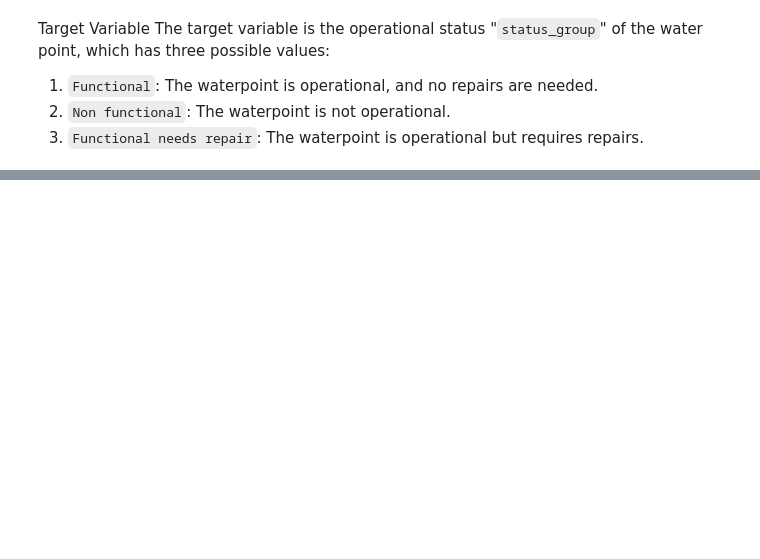
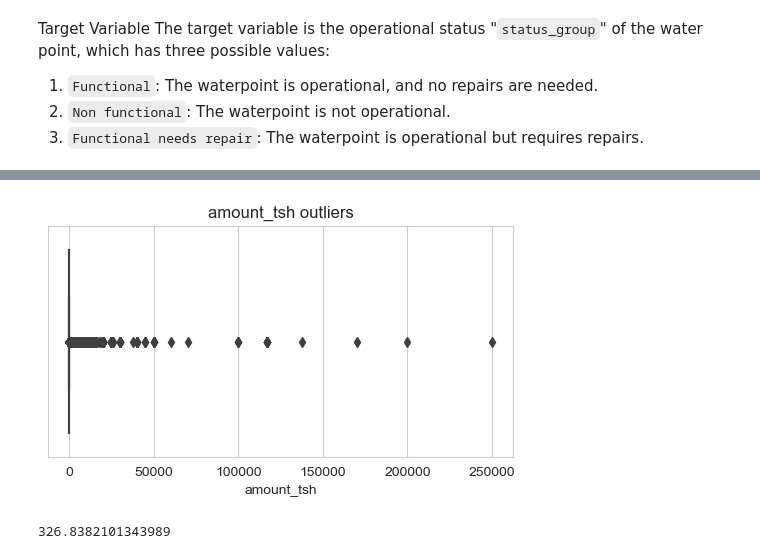
Before and after one commit to PaulMuniu/Tanzania_Water_Wells_Model, a Jupyter notebook: Tanzania_wells.ipynb, the cells around one changed output, grey strips where cells are left out. Drawn from its saved outputs; the diff is of its cells as text; code cells hidden in the pictures; blank space fills up the shorter version.

```diff
--- a/Tanzania_wells.ipynb
+++ b/Tanzania_wells.ipynb
@@ -183,0 +399,7 @@ The target variable is the operational status "`status_group`" of the water poin
+# %%
+remove_outliers(wells_data, "amount_tsh")
+box_plot(wells_data,'amount_tsh')
+print(wells_data["amount_tsh"].mean())
+# %% [output]
+[figure, added]
+326.8382101343989
```
Also changed, not shown: parts of 29 cells of this notebook.
